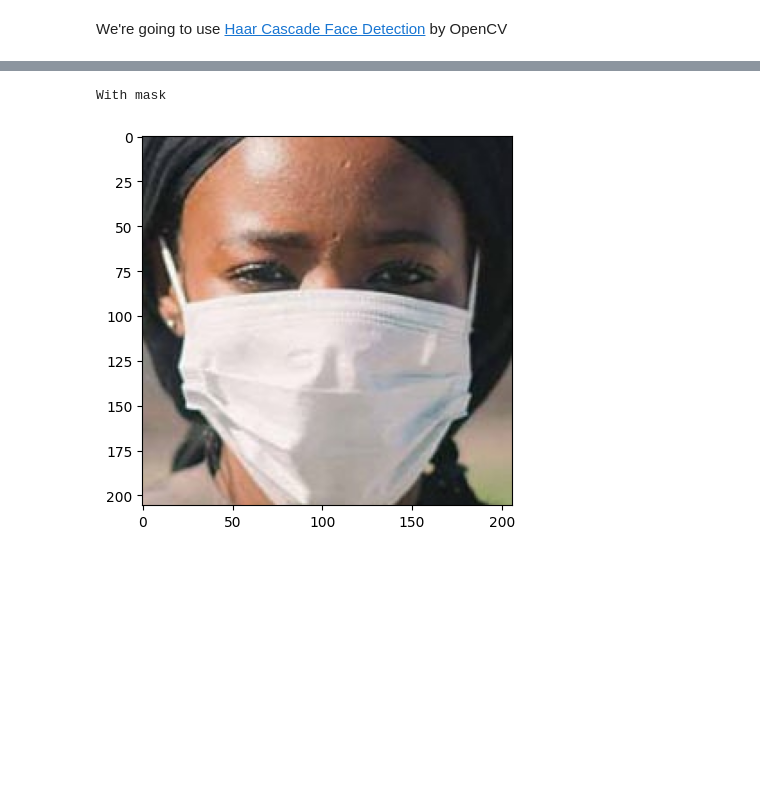
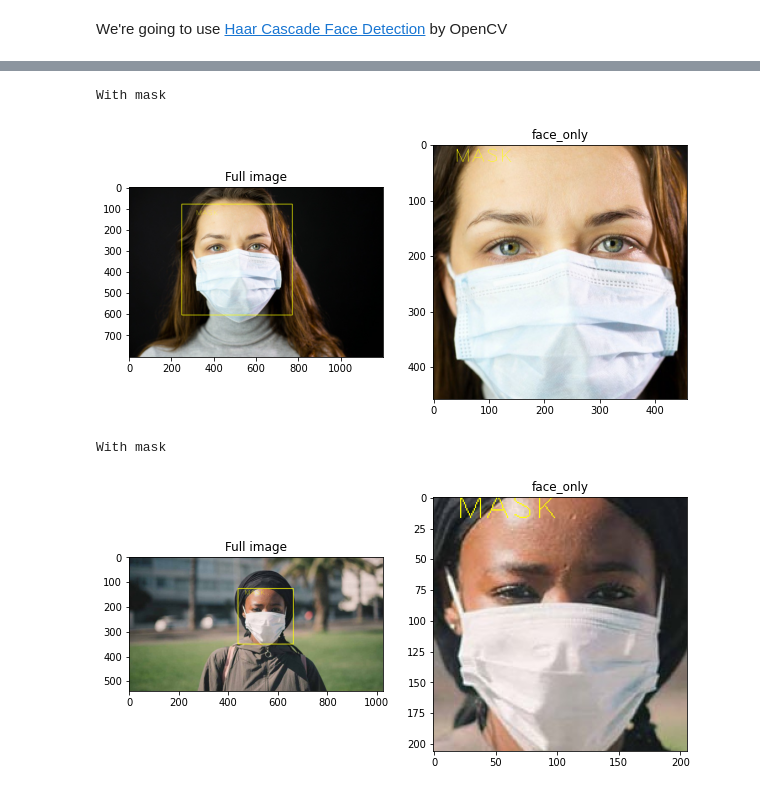
Before and after one commit to thiagolermen/facemask-detection-v1, a Jupyter notebook: FaceMaskDetection.ipynb, the cells around one changed output, grey strips where cells are left out. Drawn from its saved outputs; the diff is of its cells as text; code cells hidden in the pictures; blank space fills up the shorter version.

```diff
--- a/FaceMaskDetection.ipynb
+++ b/FaceMaskDetection.ipynb
@@ -345,0 +304,16 @@ Find faces in the image
+# %%
+faceCascade = cv2.CascadeClassifier(cv2.data.haarcascades + 'haarcascade_frontalface_default.xml')
+# %%
+image_gray = cv2.cvtColor(image, cv2.COLOR_BGR2GRAY)
+# %%
+faces = faceCascade.detectMultiScale(image_gray, 1.1, 4)
+for x,y,w,h in faces:
+  only_face_gray = image_gray[y:y+h, x:x+w]
+  only_face = image[y:y+h, x:x+w]
+  cv2.rectangle(image, (x,y), (x+w, y+h), (0,255,255), 2)
+  facess = faceCascade.detectMultiScale(only_face_gray)
+  if len(facess) == 0:
+    print("Face not detected!")
+  else:
+    for (ex,ey,ew,eh) in facess:
+      cropped_face = only_face[ey:ey+eh, ex:ex+ew]
@@ -345,0 +334,2 @@ Find faces in the image
+# %%
+prediction = new_model.predict(final_image)
@@ -401,13 +385,10 @@ cropped_face = face_detection(frame)[0]
-# %%
-plt.imshow(cv2.cvtColor(cropped_face, cv2.COLOR_BGR2RGB))
-final_image = cv2.resize(cropped_face, (224,224))
-final_image = np.expand_dims(final_image, axis=0) # needs fourth dimension
-final_image = final_image/255.0
-predictions = new_model.predict(final_image)
-if predictions[0] < 0.5:
-  print("With mask")
-else:
-  print("Without mask")
-# %% [output]
-With mask
-[figure, removed]
+# %%
+face_detection('/content/gdrive/My Drive/Kaggle/facemask-detection/test/with_mask/with2.jpg')
+# %% [output]
+With mask
+[figure, added]
+# %%
+face_detection('/content/gdrive/My Drive/Kaggle/facemask-detection/test/with_mask/with6.jpg')
+# %% [output]
+With mask
+[figure, added]
```
Also changed, not shown: parts of 64 cells of this notebook.
